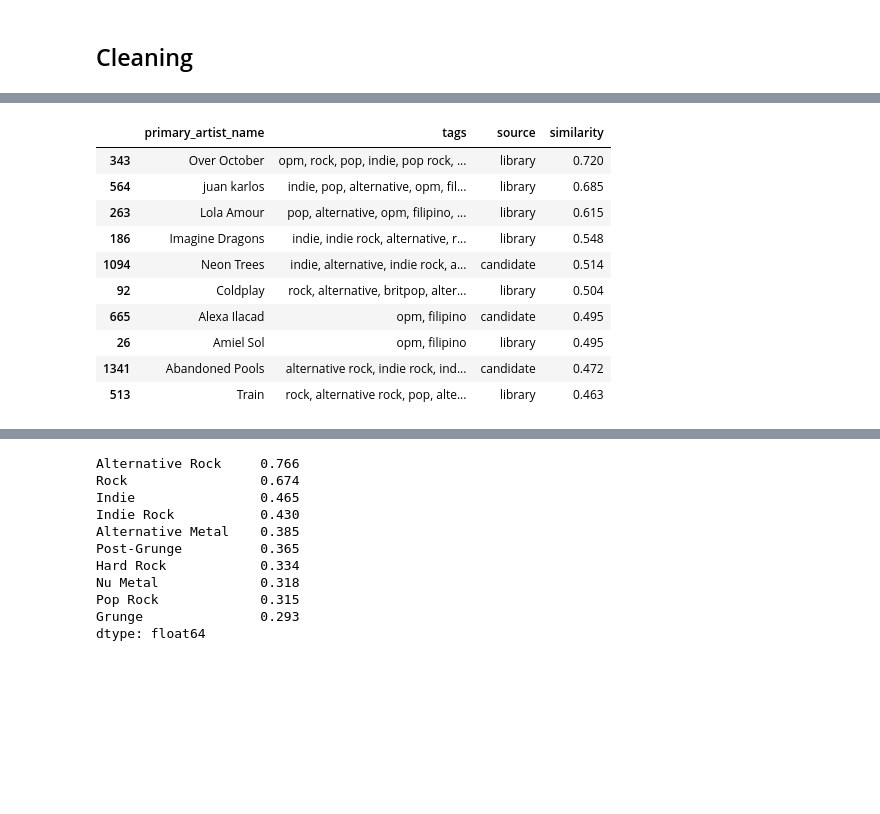
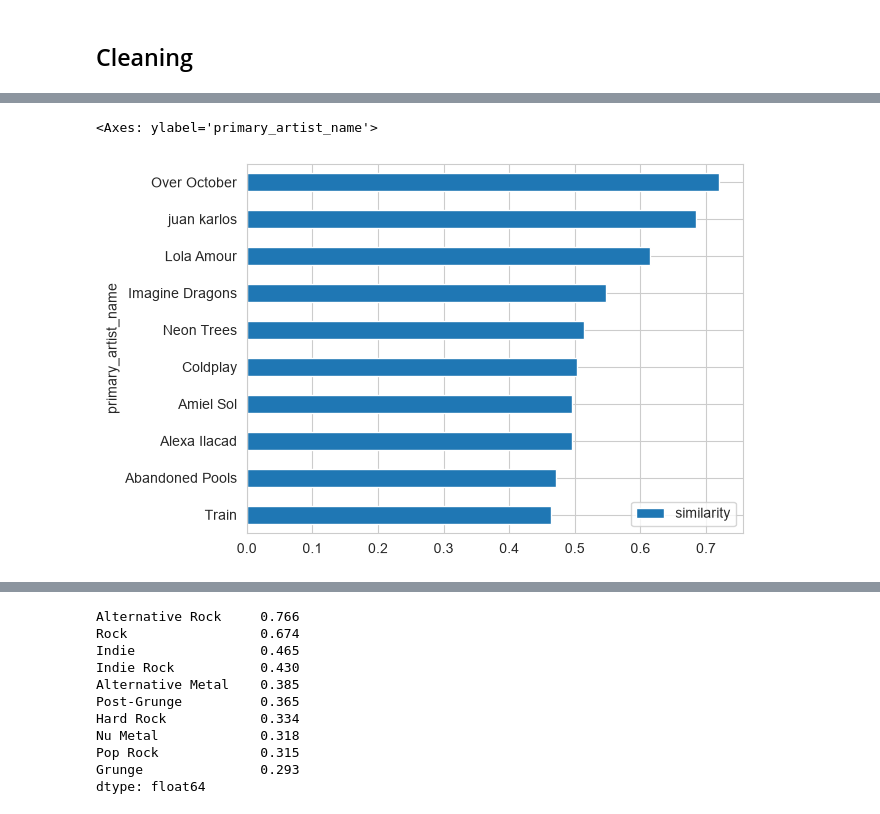
Before and after one commit to leiandrei/Himig-Spotify-Analytics-and-Recommender, a Jupyter notebook: notebooks/analysis/01_modeling.ipynb, the cells around one changed output, grey strips where cells are left out. Drawn from its saved outputs; the diff is of its cells as text; code cells hidden in the pictures; blank space fills up the shorter version.

```diff
--- a/notebooks/analysis/01_modeling.ipynb
+++ b/notebooks/analysis/01_modeling.ipynb
@@ -194,35 +200,29 @@ combined_sims = cosine_similarity(combined_sims)
 # %%
 # helper functions for recommendations
 
 vocabulary = np.array(tag_vectorizer.get_feature_names_out())
 tags_sims = cosine_similarity(tags_vec.T)
 
 def similar_artists(name: str, n: int = 10) -> pd.DataFrame:
     i = all_artists.index[all_artists['primary_artist_name'].str.lower() == name.lower()][0]
     order = np.argsort(-tags_similarities[i])
     order = order[order != i][:n]
     return (all_artists.iloc[order][['primary_artist_name', 'tags', 'source']].assign(similarity=tags_similarities[i][order].round(3)))
 
 def artists_w_tags(tag: str, n: int = 10) -> pd.DataFrame:
     m = all_artists['tags'].map(lambda s: tag.lower() in tokenizer(s))
     return all_artists[m].nlargest(n, 'artist_listeners')[['primary_artist_name', 'tags', 'source']]
 
 def related_tags(tag: str, n: int = 10) -> pd.Series:
     j = list(vocabulary).index(tag.lower())
     order = np.argsort(-tags_sims[j])
     order = order[order != j][:n]
     return pd.Series(tags_sims[j][order].round(3), index=pd.Index(vocabulary[order]).str.title())
 
-similar_artists("Zild")
+# sample query of similar artist
+sims = similar_artists("Zild")
+sims = sims.set_index('primary_artist_name')[['similarity']].sort_values(by='similarity', ascending=True)
+sims.plot(kind='barh')
 # %% [output]
-|  | primary_artist_name | tags | source | similarity |
-| 343 | Over October | opm, rock, pop, indie, pop rock, ... | library | 0.720 |
-| 564 | juan karlos | indie, pop, alternative, opm, fil... | library | 0.685 |
-| 263 | Lola Amour | pop, alternative, opm, filipino, ... | library | 0.615 |
-| 186 | Imagine Dragons | indie, indie rock, alternative, r... | library | 0.548 |
-| 1094 | Neon Trees | indie, alternative, indie rock, a... | candidate | 0.514 |
-| 92 | Coldplay | rock, alternative, britpop, alter... | library | 0.504 |
-| 665 | Alexa Ilacad | opm, filipino | candidate | 0.495 |
-| 26 | Amiel Sol | opm, filipino | library | 0.495 |
-| 1341 | Abandoned Pools | alternative rock, indie rock, ind... | candidate | 0.472 |
-| 513 | Train | rock, alternative rock, pop, alte... | library | 0.463 |
+<Axes: ylabel='primary_artist_name'>
+[figure, added]
```
Also changed, not shown: parts of 7 cells of this notebook, 1 other file.
